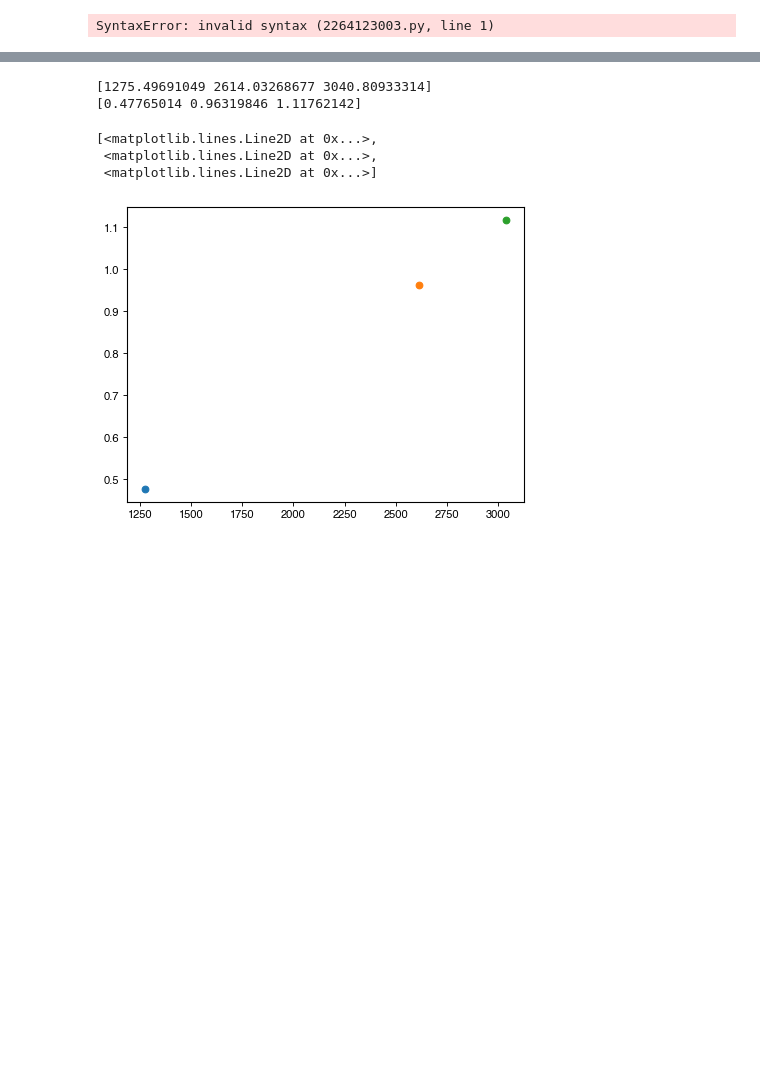
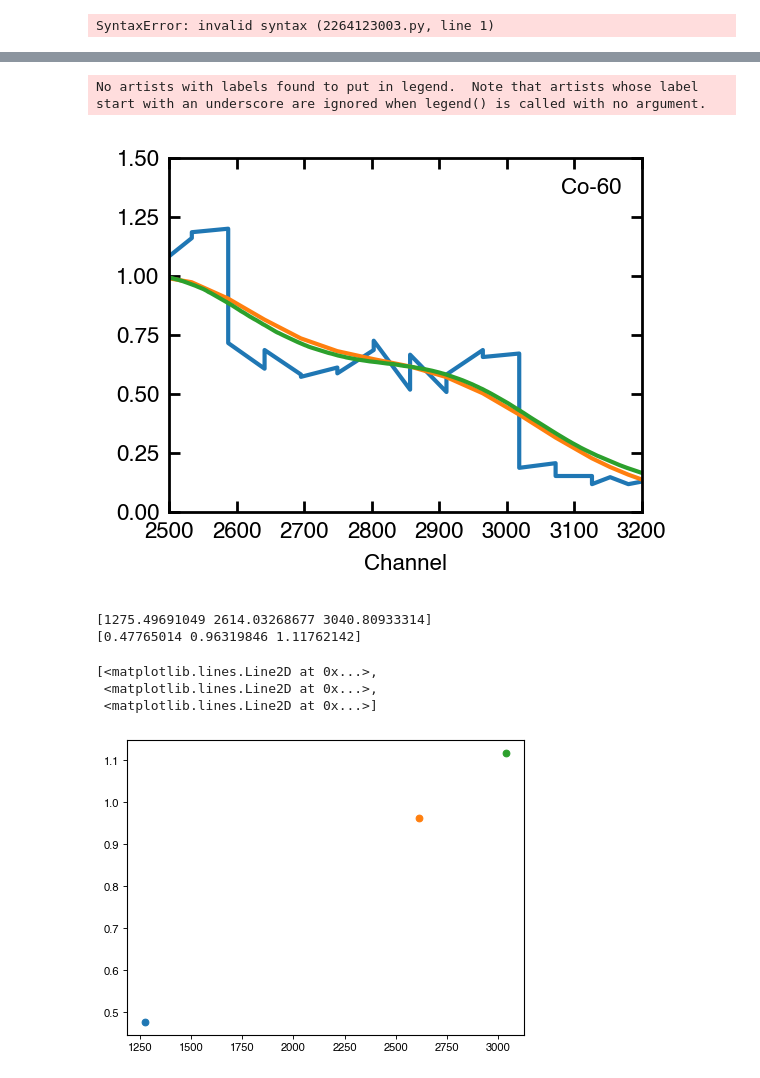
Before and after one commit to ShawnTHLIN/Neutron_research_code, a Jupyter notebook: Neutron_experiment/Calibration/Calibration_code.ipynb, the cells around one changed output, grey strips where cells are left out. Saved outputs shown, nothing was run; the diff lists cells and outputs as text; code cells hidden in the pictures; blank space fills up the shorter version.

```diff
--- a/Neutron_experiment/Calibration/Calibration_code.ipynb
+++ b/Neutron_experiment/Calibration/Calibration_code.ipynb
@@ -660,3 +656,18 @@ No artists with labels found to put in legend.  Note that artists whose label st
+# %%
+fig = fig_pre_def(6,4.5,1)# 圖片大小
+ax = fig.add_subplot(1, 1, 1)
+broadened_spectrum =  resolution_function(bin_Sim_2in_Ch4_Co60, Sim_2in_Ch4_Co60,output_min[1],output_min[2],output_min[3])
+
+plt.plot(2695*bin_Sim_2in_Ch4_Co60, 1.2*Sim_2in_Ch4_Co60/Sim_2in_Ch4_Co60[50:].max())
+
+plt.plot(bin_Sim_2in_Ch4_Co60*output_min[0],broadened_spectrum/broadened_spectrum[50:].max())
+
+plt.plot(exp_2in_Ch4_Co60_x,exp_2in_Ch4_Co60_y_smoothed/exp_2in_Ch4_Co60_y_smoothed[2000:].max())
+
+fig_post_def(xlim=(2500,3200),ylim=(0,1.5),title='Co-60',lg_fs=8,xlabel='Channel')
+# %% [output]
+No artists with labels found to put in legend.  Note that artists whose label start with an underscore are ignored when legend() is called with no argument.
+[figure, added]
 # %%
 x1=[(Cs137_fitting_parameter[1],compton_edge(0.662))
 ,(Co60_fitting_parameter_1[1],compton_edge(1.173))
```
Also changed, not shown: parts of 11 cells of this notebook, 4 other files.
